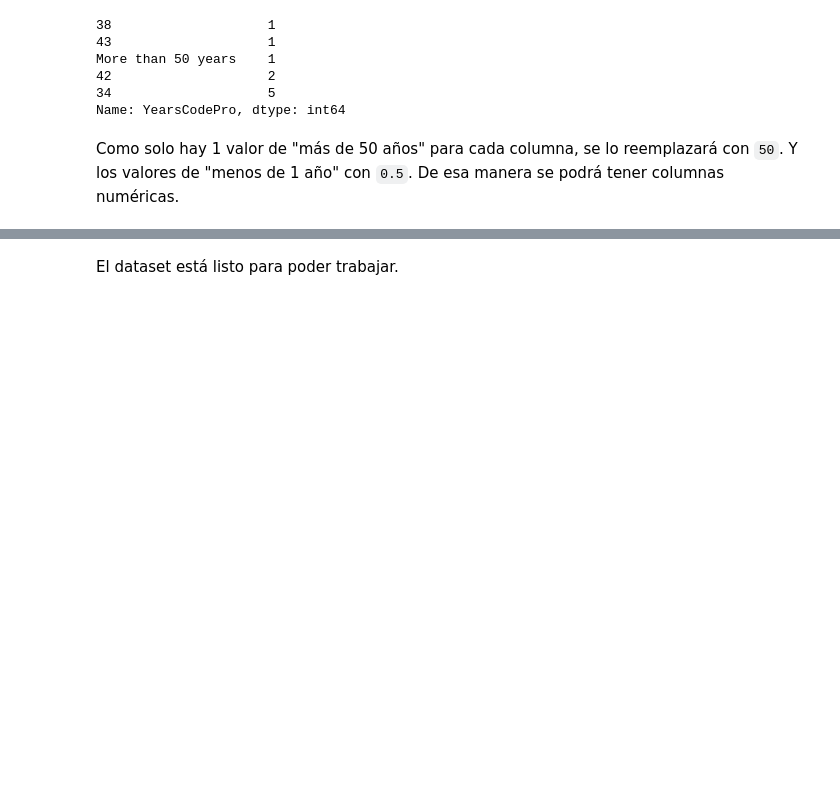
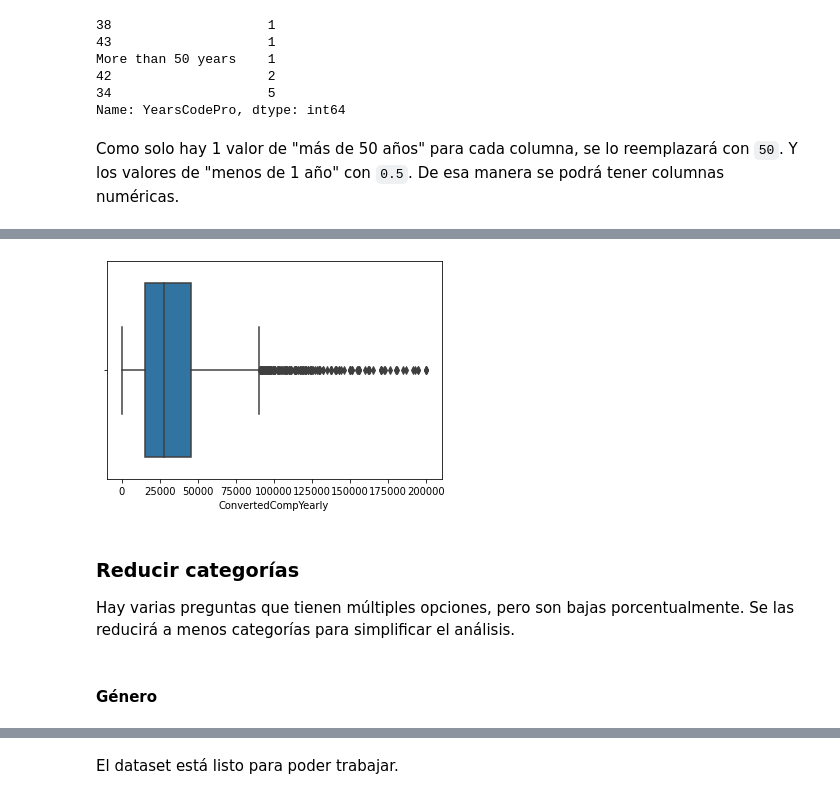
Before and after one commit to anthonymanotoa/survey-dev, a Jupyter notebook: notebooks/1-process.ipynb, the cells around one changed output, grey strips where cells are left out. Drawn from its saved outputs; the diff is of its cells as text; code cells hidden in the pictures; blank space fills up the shorter version.

```diff
--- a/notebooks/1-process.ipynb
+++ b/notebooks/1-process.ipynb
@@ -133,0 +159,12 @@ df['YearsCodePro'] = pd.to_numeric(df.YearsCodePro.replace(['More than 50 years'
+# %%
+df.drop(df[df.ConvertedCompYearly > 200000].index, inplace=True)
+sns.boxplot(x='ConvertedCompYearly', data=df)
+plt.show()
+# %% [output]
+[figure, added]
+# %% [markdown]
+### Reducir categorías
+
+Hay varias preguntas que tienen múltiples opciones, pero son bajas porcentualmente. Se las reducirá a menos categorías para simplificar el análisis.
+# %% [markdown]
+#### Género
```
Also changed, not shown: parts of 31 cells of this notebook, 3 other files.
